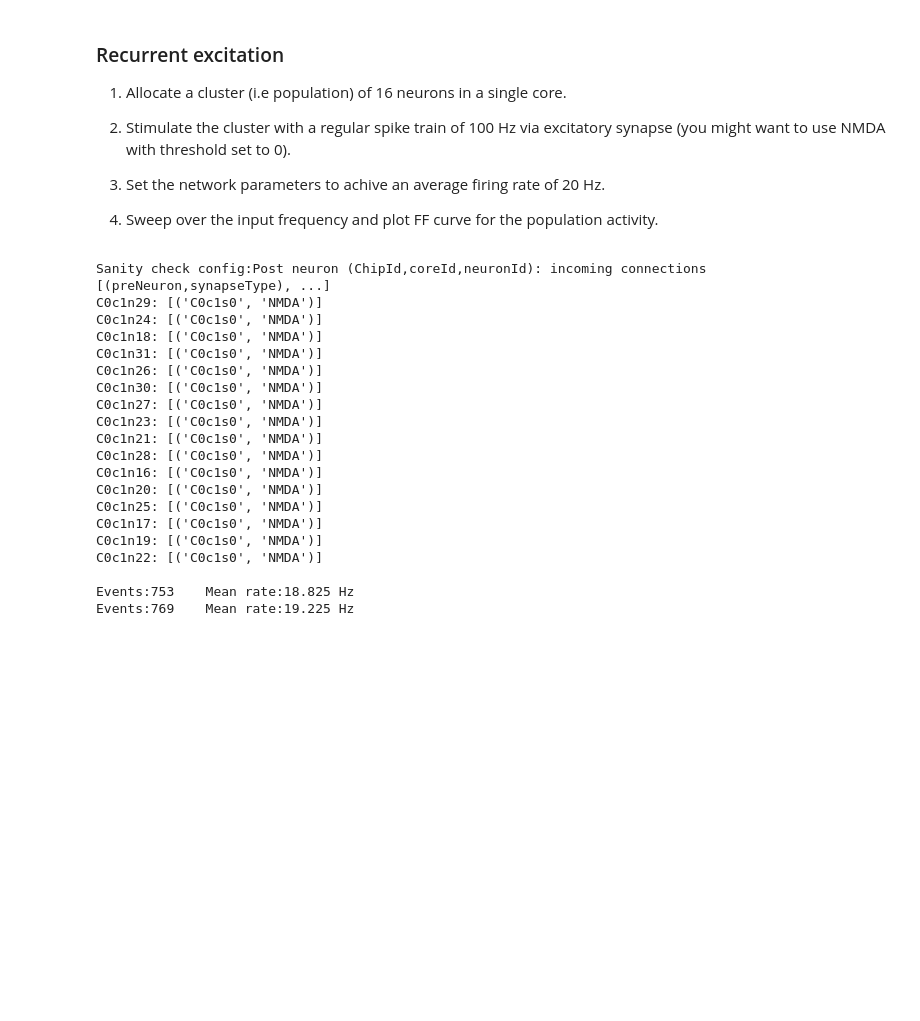
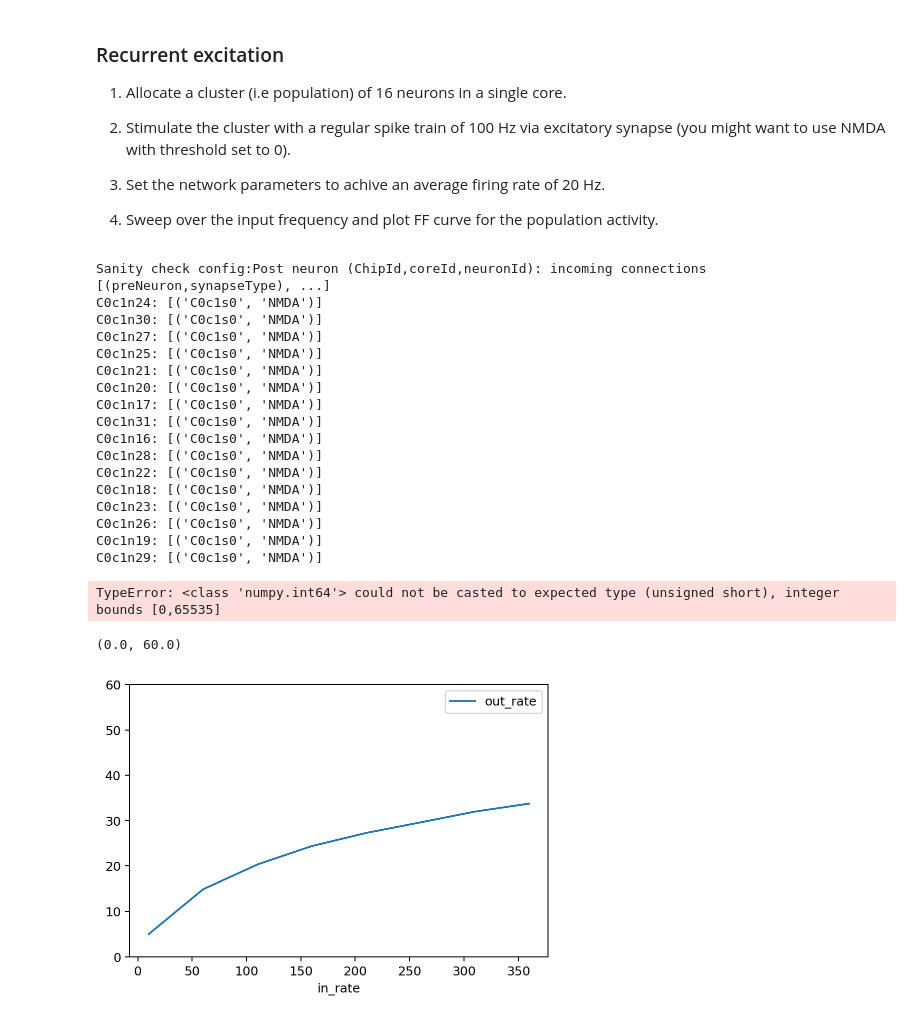
Before and after one commit to FarahBaracat/ni_class_dynapse, a Jupyter notebook: EI_network.ipynb, the cells around one changed output. Drawn from its saved outputs; the diff is of its cells as text; code cells hidden in the pictures; blank space fills up the shorter version.

Commit message:
FF curve with pure feedforward

```diff
--- a/EI_network.ipynb
+++ b/EI_network.ipynb
@@ -144,8 +144,8 @@ fpga_spike_gen = model.get_fpga_spike_gen()
 
 isi_base = 900
 repeat_mode = False
-spike_times, dev_ids, target_chips = generate_reg_sp_train(spikegen, DPI_neuron.chip_id, in_firing_rate, emu_dur)
-ut.set_fpga_spike_gen(fpga_spike_gen, spike_times, dev_ids, target_chips, isi_base, repeat_mode)
+# spike_times, dev_ids, target_chips = generate_reg_sp_train(spikegen, DPI_neuron.chip_id, in_firing_rate, emu_dur)
+# ut.set_fpga_spike_gen(fpga_spike_gen, spike_times, dev_ids, target_chips, isi_base, repeat_mode)
 
 #-----------------Tune biases-------------------------------------#
 paramGroup = dyn1.Dynapse1ParameterGroup()
@@ -199,8 +199,12 @@ model.update_parameter_group(paramGroup, DPI_neuron.chip_id, DPI_neuron.core_id)
 graph, filter_node, sink_node = ut.create_neuron_select_graph(model, DPI_neuron.tuple_neuron_ids)
 
 
+results_df = pd.DataFrame()
+ff_df = pd.DataFrame(columns=['in_rate', 'out_rate'])
+for row, rate in enumerate(range(10, 400, 50)):
+    spike_times, dev_ids, target_chips = generate_reg_sp_train(spikegen, DPI_neuron.chip_id, rate, emu_dur)
+    ut.set_fpga_spike_gen(fpga_spike_gen, spike_times, dev_ids, target_chips, isi_base, repeat_mode)
 
-for i in range(2):
     # start gens
     fpga_spike_gen.start()
 
@@ -209,36 +213,45 @@ for i in range(2):
 
     # Clear buffer
     sink_node.get_events()
+
     # get spikes every 2 seconds
     time.sleep(emu_dur + 0.5)
     events = sink_node.get_events()
+
     # process the events
-    print(f"Events:{len(events)}    Mean rate:{len(events)/n_exc/(emu_dur+0.5)} Hz")
+    mean_rate_pop = len(events)/n_exc/(emu_dur+0.5)
+    print(f"Events:{len(events)}    Mean rate:{mean_rate_pop} Hz")
+
     graph.stop()
     fpga_spike_gen.stop()
 
     # Organize events
-    results_df = organize_results(events)
+    results_df = organize_results(events, results_df)
+    ff_df.loc[row] = [rate, mean_rate_pop]
 # %% [output]
 Sanity check config:Post neuron (ChipId,coreId,neuronId): incoming connections [(preNeuron,synapseType), ...]
-C0c1n29: [('C0c1s0', 'NMDA')]
 C0c1n24: [('C0c1s0', 'NMDA')]
-C0c1n18: [('C0c1s0', 'NMDA')]
-C0c1n31: [('C0c1s0', 'NMDA')]
-C0c1n26: [('C0c1s0', 'NMDA')]
 C0c1n30: [('C0c1s0', 'NMDA')]
 C0c1n27: [('C0c1s0', 'NMDA')]
+C0c1n25: [('C0c1s0', 'NMDA')]
+C0c1n21: [('C0c1s0', 'NMDA')]
+C0c1n20: [('C0c1s0', 'NMDA')]
+C0c1n17: [('C0c1s0', 'NMDA')]
+C0c1n31: [('C0c1s0', 'NMDA')]
+C0c1n16: [('C0c1s0', 'NMDA')]
+C0c1n28: [('C0c1s0', 'NMDA')]
+C0c1n22: [('C0c1s0', 'NMDA')]
+C0c1n18: [('C0c1s0', 'NMDA')]
 C0c1n23: [('C0c1s0', 'NMDA')]
-C0c1n21: [('C0c1s0', 'NMDA')]
-C0c1n28: [('C0c1s0', 'NMDA')]
-C0c1n16: [('C0c1s0', 'NMDA')]
-C0c1n20: [('C0c1s0', 'NMDA')]
-C0c1n25: [('C0c1s0', 'NMDA')]
-C0c1n17: [('C0c1s0', 'NMDA')]
+C0c1n26: [('C0c1s0', 'NMDA')]
 C0c1n19: [('C0c1s0', 'NMDA')]
-C0c1n22: [('C0c1s0', 'NMDA')]
-
-Events:753    Mean rate:18.825 Hz
-Events:769    Mean rate:19.225 Hz
+C0c1n29: [('C0c1s0', 'NMDA')]
+TypeError: <class 'numpy.int64'> could not be casted to expected type (unsigned short), integer bounds [0,65535]
+# %%
+ff_df.plot(x='in_rate', y='out_rate', kind='line')
+plt.ylim([0,60])
+# %% [output]
+(0.0, 60.0)
+[figure, added]
 # %%
 # samna.device.close_device(model)
```
